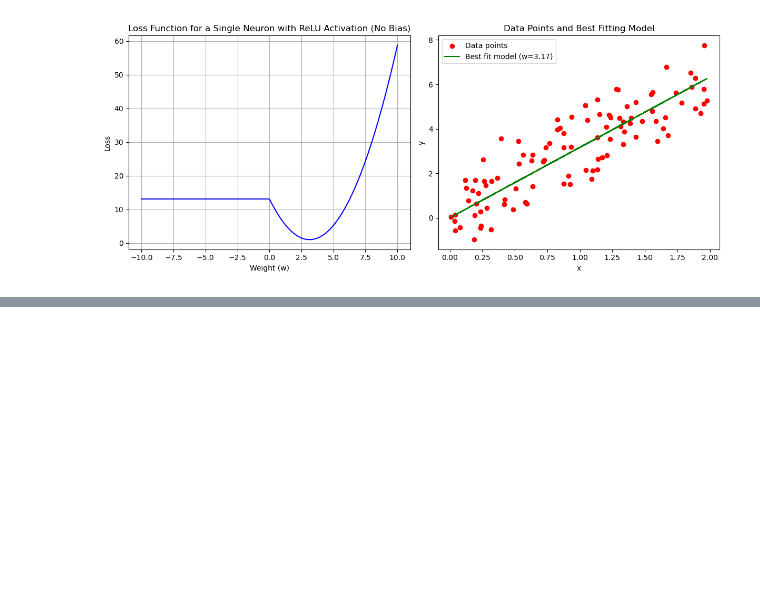
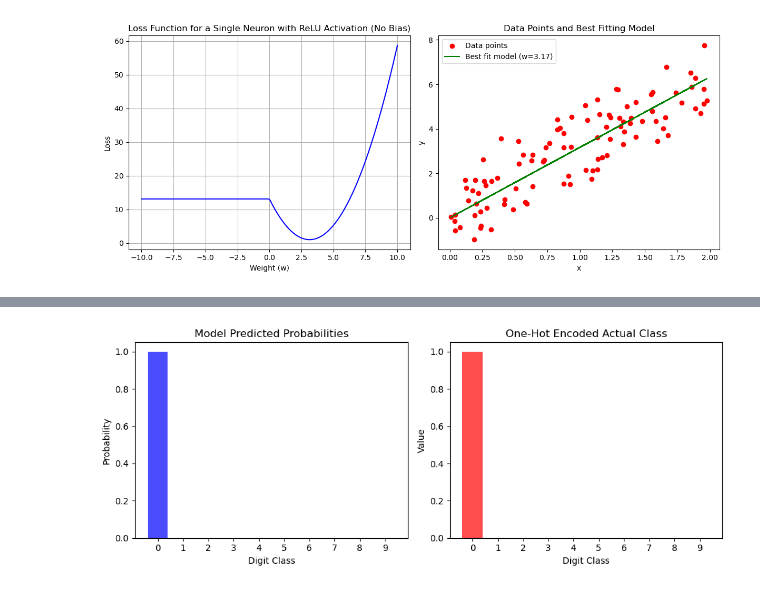
Before and after one commit to mcrovella/DS701-Tools-for-Data-Science, a Jupyter notebook: 23-NN-Loss-Functions.ipynb, the cells around one changed output, grey strips where cells are left out. Saved outputs shown, nothing was run; the diff lists cells and outputs as text; code cells hidden in the pictures; blank space fills up the shorter version.

```diff
--- a/23-NN-Loss-Functions.ipynb
+++ b/23-NN-Loss-Functions.ipynb
@@ -785,0 +946,77 @@ plt.show()
+# %%
+import torch
+import torch.nn as nn
+import torch.optim as optim
+from torchvision import datasets, transforms
+from torch.utils.data import DataLoader
+import matplotlib.pyplot as plt
+import numpy as np
+
+# Define the MLP neural network
+class SmallMLP(nn.Module):
+    def __init__(self):
+        super(SmallMLP, self).__init__()
+        self.fc1 = nn.Linear(784, 128)
+        self.fc2 = nn.Linear(128, 64)
+        self.fc3 = nn.Linear(64, 10)
+
+    def forward(self, x):
+        x = x.view(-1, 784)  # Flatten the image
+        x = torch.relu(self.fc1(x))
+        x = torch.relu(self.fc2(x))
+        x = self.fc3(x)
+        return x
+
+# Load MNIST dataset
+transform = transforms.Compose([transforms.ToTensor()])
+train_dataset = datasets.MNIST(root='./data', train=True, download=True, transform=transform)
+train_loader = DataLoader(train_dataset, batch_size=64, shuffle=True)
+
+# Initialize the model, loss function, and optimizer
+model = SmallMLP()
+criterion = nn.CrossEntropyLoss()
+optimizer = optim.Adam(model.parameters(), lr=0.001)
+
+# Train the model
+num_epochs = 5
+for epoch in range(num_epochs):
+    for batch_idx, (data, target) in enumerate(train_loader):
+        optimizer.zero_grad()
+        output = model(data)
+        loss = criterion(output, target)
+        loss.backward()
+        optimizer.step()
+
+# Test the model with a single image
+model.eval()
+images, labels = next(iter(train_loader))
+img = images[0].unsqueeze(0)
+with torch.no_grad():
+    logits = model(img)
+    probabilities = nn.functional.softmax(logits, dim=1)
+    probabilities = probabilities.numpy().squeeze()
+
+# One-hot encoding of the label
+one_hot_label = np.zeros(10)
+one_hot_label[labels[0].item()] = 1
+
+# Plotting the results
+plt.figure(figsize=(10, 4))
+plt.subplot(1, 2, 1)
+plt.bar(range(10), probabilities, alpha=0.7, color='blue')
+plt.title("Model Predicted Probabilities")
+plt.xlabel("Digit Class")
+plt.ylabel("Probability")
+plt.xticks(range(10))
+
+plt.subplot(1, 2, 2)
+plt.bar(range(10), one_hot_label, alpha=0.7, color='red')
+plt.title("One-Hot Encoded Actual Class")
+plt.xlabel("Digit Class")
+plt.ylabel("Value")
+plt.xticks(range(10))
+
+plt.tight_layout()
+plt.show()
+# %% [output]
+[figure, added]
```
Also changed, not shown: parts of 5 cells of this notebook, 11 other files.
